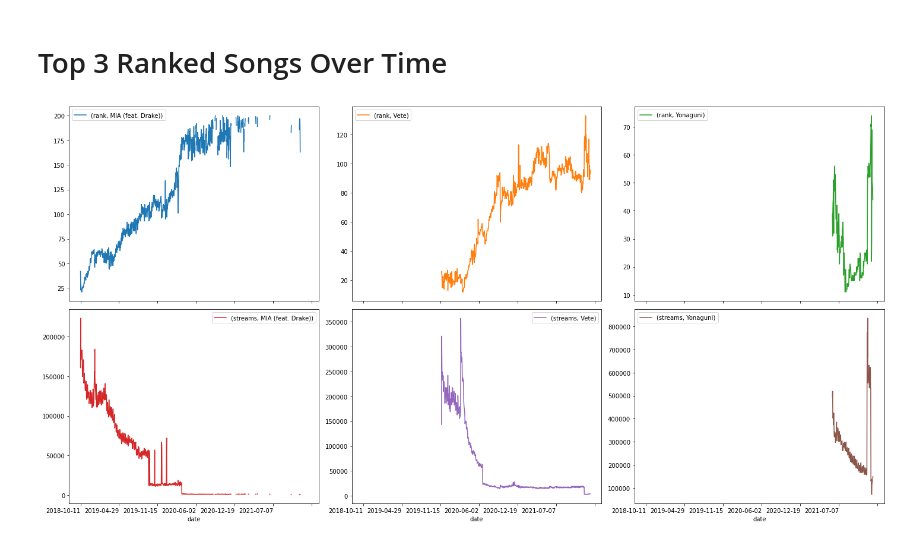
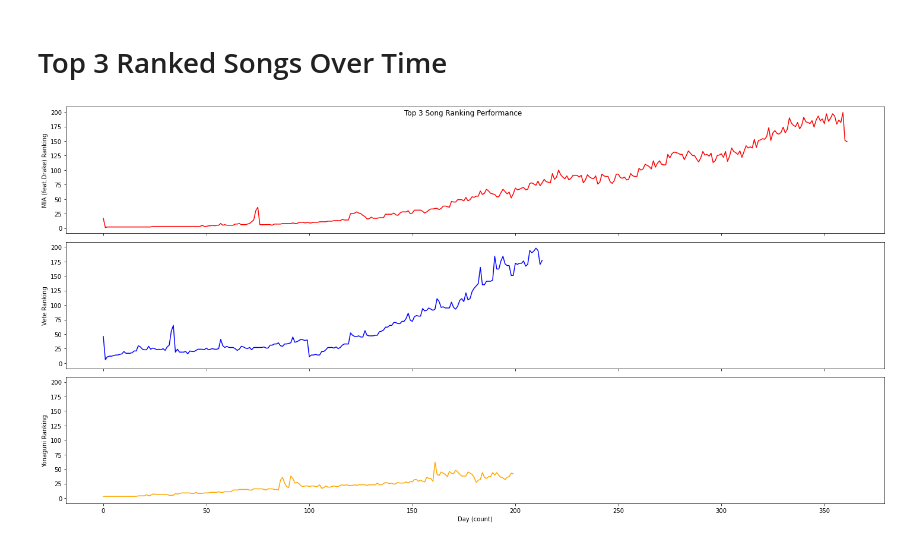
Before and after one commit to ccromperla/EDA_BadBunny, a Jupyter notebook: EDA_BadBunny.ipynb, the cells around one changed output. Saved outputs shown, nothing was run; the diff lists cells and outputs as text; code cells hidden in the pictures.

```diff
--- a/EDA_BadBunny.ipynb
+++ b/EDA_BadBunny.ipynb
@@ -169,14 +210,28 @@ mainly did well in Spanish speaking countries, with Central American countries e
 a song featuring Drake, had a higher average ranking in European countries and also ranked for more regions. This is likely due to Drake's feature and the expanded audience which now includes Drake fans. This is arguably BadBunny's cross-over single, that one can argue yielded success.
 # %% [markdown]
 # Top 3 Ranked Songs Over Time
-# %%
-date_df = topbb.set_index('date')
-date_song = date_df.loc[(date_df['title'] == 'MIA (feat. Drake)') | (date_df['title'] == 'Vete') | (date_df['title'] == 'Yonaguni')].groupby(['date', 'title']).mean().round()
-dfp = date_song.pivot_table(index='date', columns='title', values=['rank', 'streams'])
-
-dfp.plot(subplots=True, rot=0, figsize=(20, 10), layout=(2, 3))
-plt.tight_layout()
-
-plt.savefig("plots/top3_date.png")
-# %% [output]
-[figure, removed]
+# %%
+mia_feat = topbb_global[topbb_global['title'] == 'MIA (feat. Drake)'].sort_values(by='date').reset_index(drop=True)
+# %%
+vete = topbb_global[topbb_global['title'] == 'Vete'].sort_values(by='date').reset_index(drop=True)
+# %%
+yonaguni = topbb_global[topbb_global['title'] == 'Yonaguni'].sort_values(by='date').reset_index(drop=True)
+# %%
+fig, (ax1, ax2, ax3) = plt.subplots(3, 1, figsize=(20,10), sharey=True, sharex=True)
+fig.suptitle('Top 3 Song Ranking Performance')
+
+ax1.plot(mia_feat['rank'], color='red')
+ax1.set_ylabel('MIA (feat.Drake) Ranking')
+
+ax2.plot(vete['rank'], color='blue')
+ax2.set_ylabel('Vete Ranking')
+
+ax3.plot(yonaguni['rank'], color='orange')
+ax3.set_xlabel('Day (count)')
+ax3.set_ylabel('Yonaguni Ranking')
+fig.tight_layout()
+
+plt.savefig("plots/top3_performance.png")
+plt.show()
+# %% [output]
+[figure, added]
```
Also changed, not shown: parts of 9 cells of this notebook, 4 other files.
